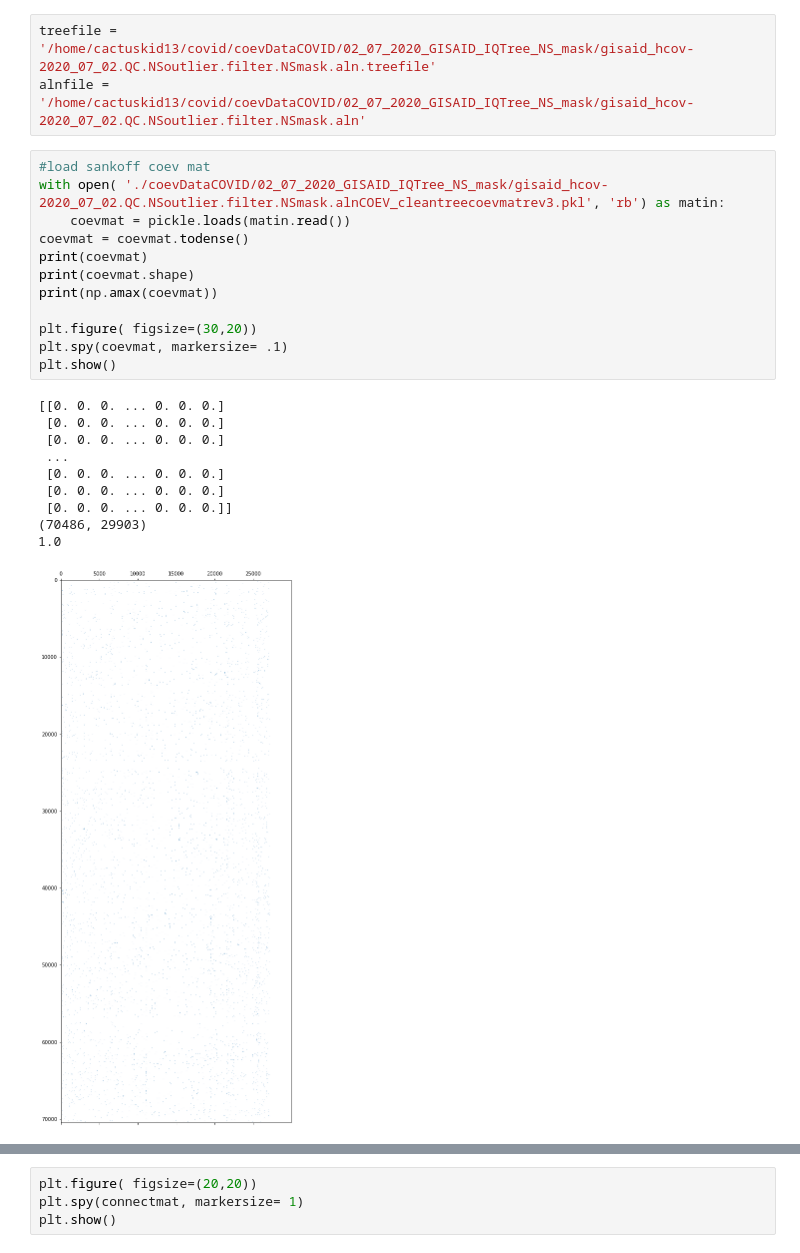
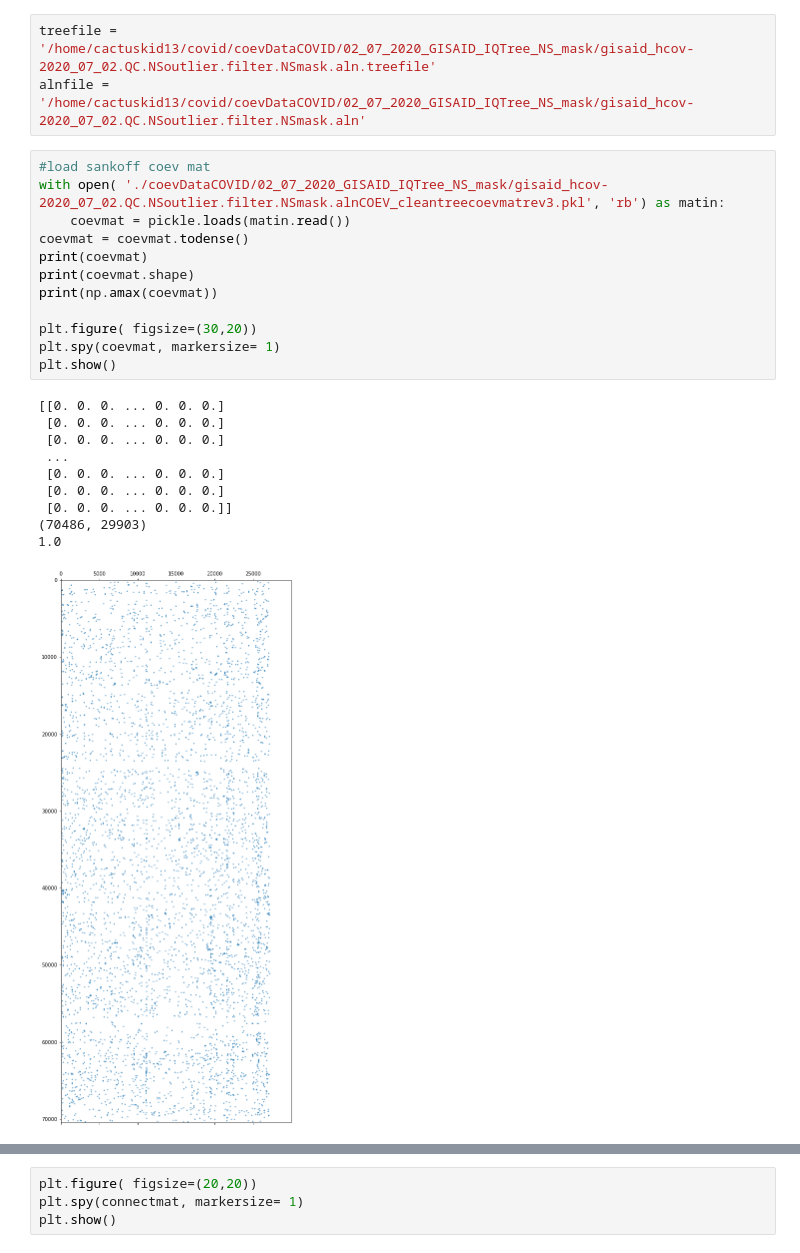
Before and after one commit to DessimozLab/CoronaCoev, a Jupyter notebook: coevsankoff_clustering.ipynb, the cells around one changed output, grey strips where cells are left out. Cells and saved outputs as stored; diff of their text form.

```diff
--- a/coevsankoff_clustering.ipynb
+++ b/coevsankoff_clustering.ipynb
@@ -18,26 +18,26 @@ alnfile = '/home/cactuskid13/covid/coevDataCOVID/02_07_2020_GISAID_IQTree_NS_mas
 # %%
 #load sankoff coev mat
 with open( './coevDataCOVID/02_07_2020_GISAID_IQTree_NS_mask/gisaid_hcov-2020_07_02.QC.NSoutlier.filter.NSmask.alnCOEV_cleantreecoevmatrev3.pkl', 'rb') as matin:
     coevmat = pickle.loads(matin.read())
 coevmat = coevmat.todense()
 print(coevmat)
 print(coevmat.shape)
 print(np.amax(coevmat))
 
 plt.figure( figsize=(30,20))
-plt.spy(coevmat, markersize= .1)
+plt.spy(coevmat, markersize= 1)
 plt.show()
 # %% [output]
 [[0. 0. 0. ... 0. 0. 0.]
  [0. 0. 0. ... 0. 0. 0.]
  [0. 0. 0. ... 0. 0. 0.]
  ...
  [0. 0. 0. ... 0. 0. 0.]
  [0. 0. 0. ... 0. 0. 0.]
  [0. 0. 0. ... 0. 0. 0.]]
 (70486, 29903)
 1.0
-[figure, old version]
+[figure, new version]
 # %%
 sumv = np.sum(coevmat , axis = 0)
 print(sumv.ravel().shape)
```
Also changed, not shown: parts of 26 cells of this notebook, 1 other file.
